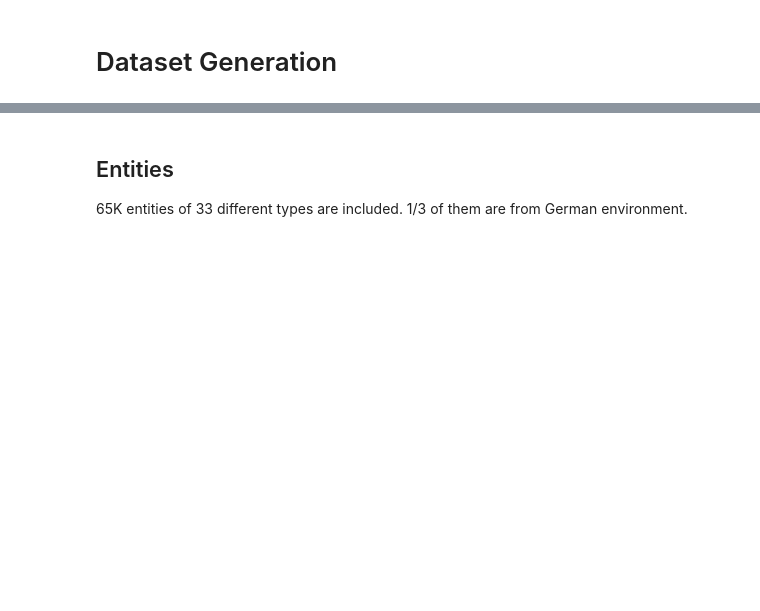
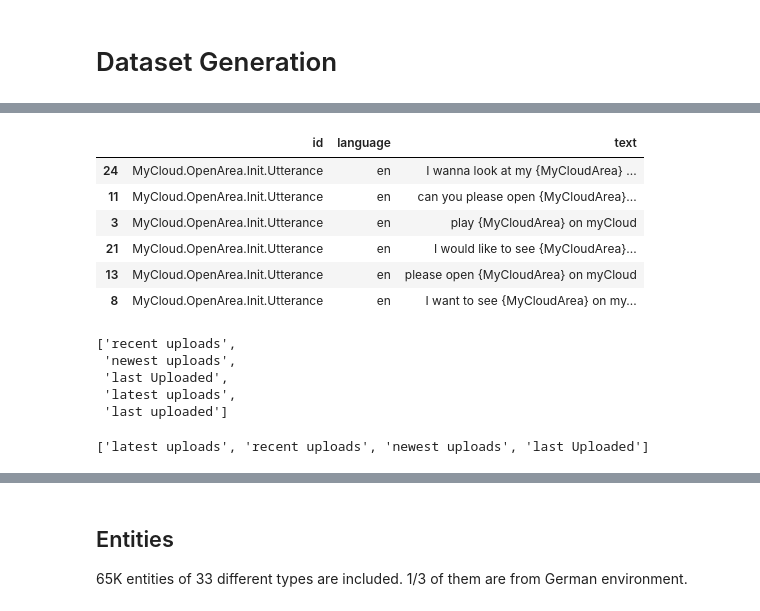
Before and after one commit to sting1000/generator, a Jupyter notebook: explore.ipynb, the cells around one changed output, grey strips where cells are left out. Drawn from its saved outputs; the diff is of its cells as text; code cells hidden in the pictures; blank space fills up the shorter version.

```diff
--- a/explore.ipynb
+++ b/explore.ipynb
@@ -30,0 +144,23 @@ entities = pd.read_json(data_dir / entities_filename)
+# %%
+test[test.id =='MyCloud.OpenArea.Init.Utterance']
+# %% [output]
+|  | id | language | text |
+| 24 | MyCloud.OpenArea.Init.Utterance | en | I wanna look at my {MyCloudArea} ... |
+| 11 | MyCloud.OpenArea.Init.Utterance | en | can you please open {MyCloudArea}... |
+| 3 | MyCloud.OpenArea.Init.Utterance | en | play {MyCloudArea} on myCloud |
+| 21 | MyCloud.OpenArea.Init.Utterance | en | I would like to see {MyCloudArea}... |
+| 13 | MyCloud.OpenArea.Init.Utterance | en | please open {MyCloudArea} on myCloud |
+| 8 | MyCloud.OpenArea.Init.Utterance | en | I want to see {MyCloudArea} on my... |
+# %%
+df_entities_test[df_entities_test.type =='MyCloudArea'].aliases.values[0]
+# %% [output]
+['recent uploads',
+ 'newest uploads',
+ 'last Uploaded',
+ 'latest uploads',
+ 'last uploaded']
+# %%
+c = gen_1.get_values_from_tag('MyCloudArea', 'en')
+c
+# %% [output]
+['latest uploads', 'recent uploads', 'newest uploads', 'last Uploaded']
```
Also changed, not shown: parts of 26 cells of this notebook, 28 other files.
